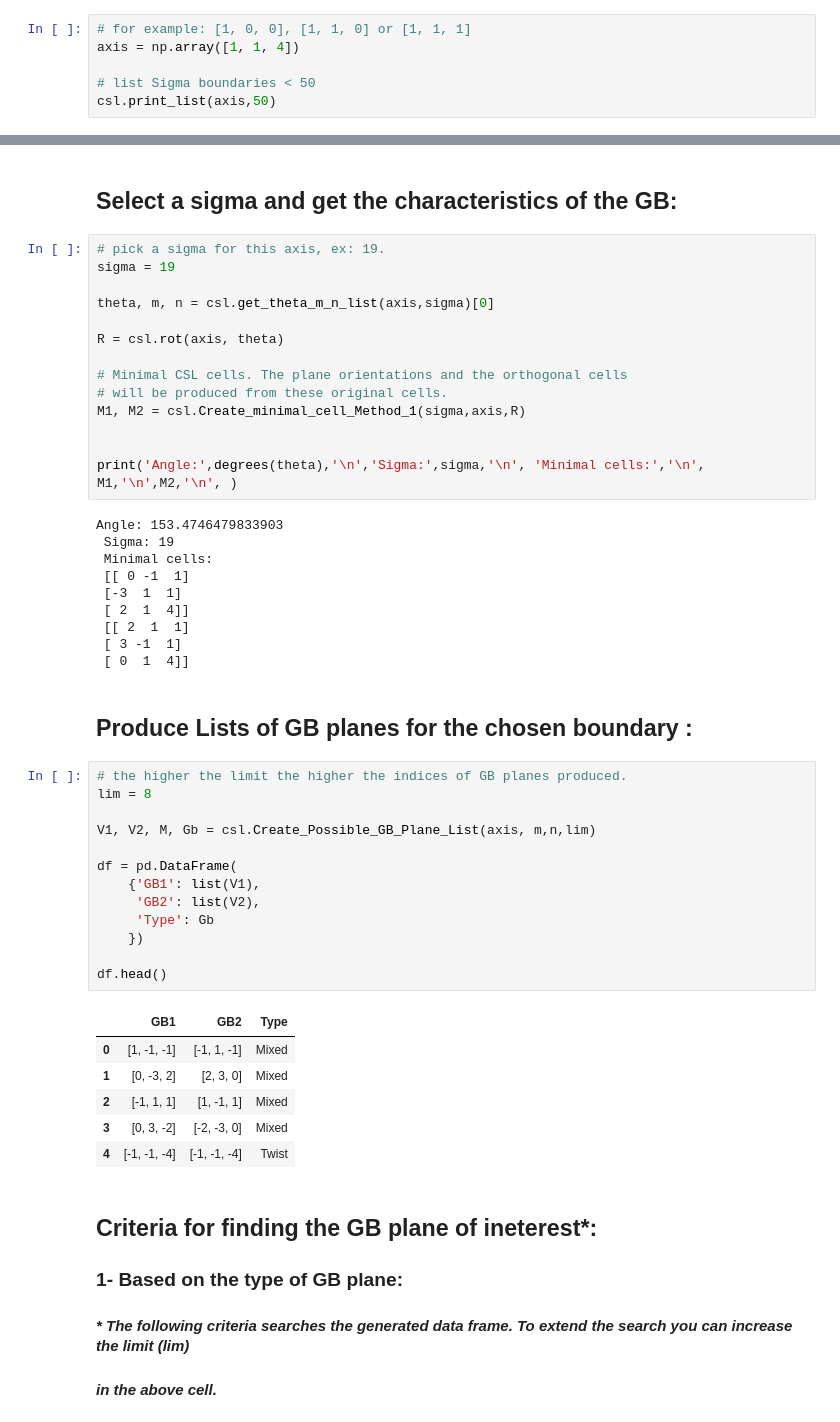
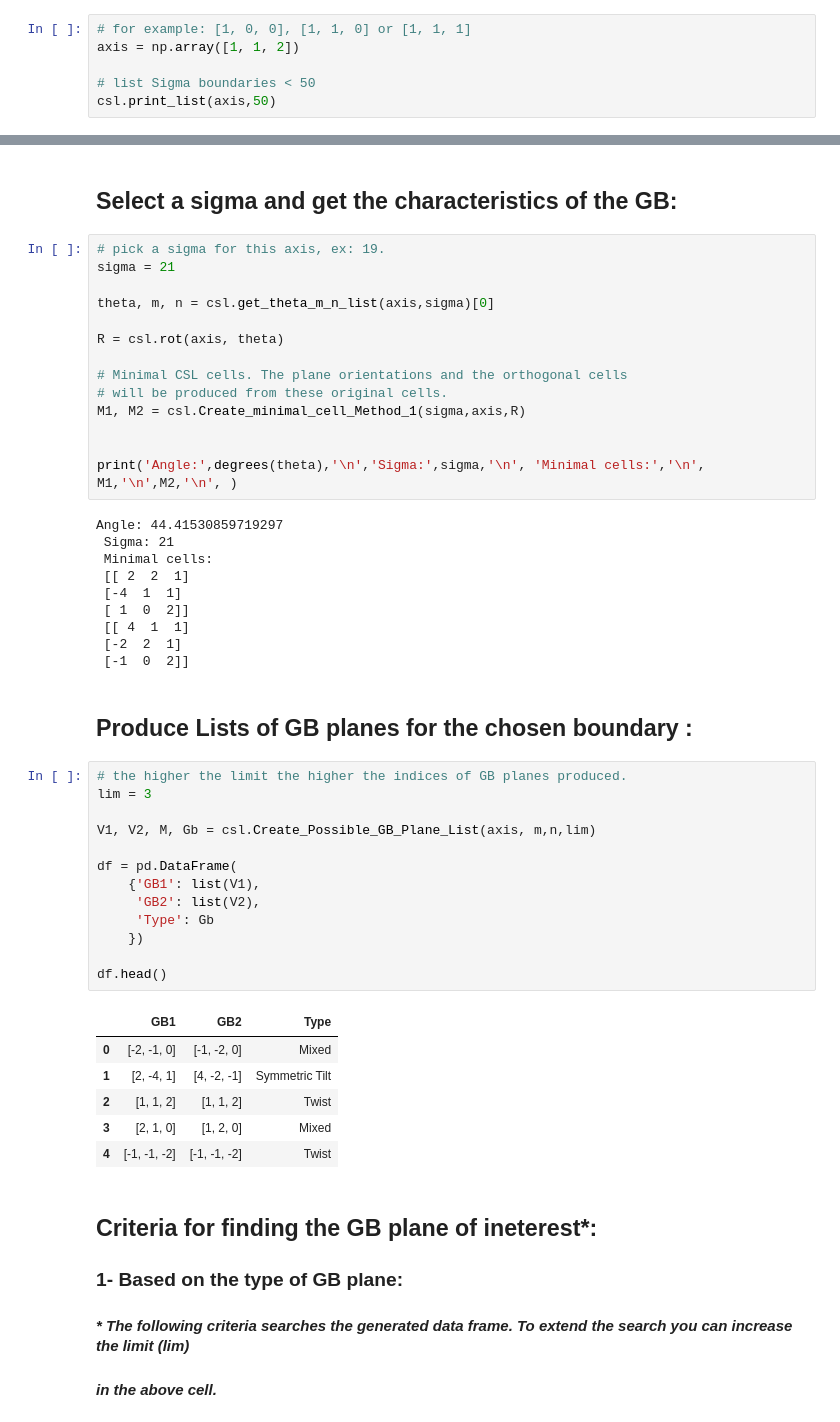
Before and after one commit to oekosheri/GB_code, a Jupyter notebook: Usage_of_GB_code.ipynb, the cells around one changed output, grey strips where cells are left out. Cells and saved outputs as stored; diff of their text form.

```diff
--- a/Usage_of_GB_code.ipynb
+++ b/Usage_of_GB_code.ipynb
@@ -16,7 +16,7 @@ import gb_generator as gbc
 ## Produce Lists of CSL boundaries for any given rotation axis (hkl) :
 # %%
 # for example: [1, 0, 0], [1, 1, 0] or [1, 1, 1]
-axis = np.array([1, 1, 4])
+axis = np.array([1, 1, 2])
 
 # list Sigma boundaries < 50
 csl.print_list(axis,50)
@@ -32,7 +37,7 @@ Sigma:    43  Theta:  80.63
 ## Select a sigma and get the characteristics of the GB:
 # %%
 # pick a sigma for this axis, ex: 19.
-sigma = 19
+sigma = 21
 
 theta, m, n = csl.get_theta_m_n_list(axis,sigma)[0]
 
@@ -45,37 +50,37 @@ M1, M2 = csl.Create_minimal_cell_Method_1(sigma,axis,R)
 
 print('Angle:',degrees(theta),'\n','Sigma:',sigma,'\n', 'Minimal cells:','\n', M1,'\n',M2,'\n', )
 # %% [output]
-Angle: 153.4746479833903
- Sigma: 19
+Angle: 44.41530859719297
+ Sigma: 21
  Minimal cells:
- [[ 0 -1  1]
- [-3  1  1]
- [ 2  1  4]]
- [[ 2  1  1]
- [ 3 -1  1]
- [ 0  1  4]]
+ [[ 2  2  1]
+ [-4  1  1]
+ [ 1  0  2]]
+ [[ 4  1  1]
+ [-2  2  1]
+ [-1  0  2]]
 # %% [markdown]
 ## Produce Lists of GB planes for the chosen boundary :
 # %%
 # the higher the limit the higher the indices of GB planes produced.
-lim = 8
+lim = 3
 
 V1, V2, M, Gb = csl.Create_Possible_GB_Plane_List(axis, m,n,lim)
 
 df = pd.DataFrame(
     {'GB1': list(V1),
      'GB2': list(V2),
      'Type': Gb
     })
 
 df.head()
 # %% [output]
 |  | GB1 | GB2 | Type |
-| 0 | [1, -1, -1] | [-1, 1, -1] | Mixed |
-| 1 | [0, -3, 2] | [2, 3, 0] | Mixed |
-| 2 | [-1, 1, 1] | [1, -1, 1] | Mixed |
-| 3 | [0, 3, -2] | [-2, -3, 0] | Mixed |
-| 4 | [-1, -1, -4] | [-1, -1, -4] | Twist |
+| 0 | [-2, -1, 0] | [-1, -2, 0] | Mixed |
+| 1 | [2, -4, 1] | [4, -2, -1] | Symmetric Tilt |
+| 2 | [1, 1, 2] | [1, 1, 2] | Twist |
+| 3 | [2, 1, 0] | [1, 2, 0] | Mixed |
+| 4 | [-1, -1, -2] | [-1, -1, -2] | Twist |
 # %% [markdown]
 ## Criteria for finding the GB plane of ineterest*:
 
```
Also changed, not shown: parts of 3 cells of this notebook.
